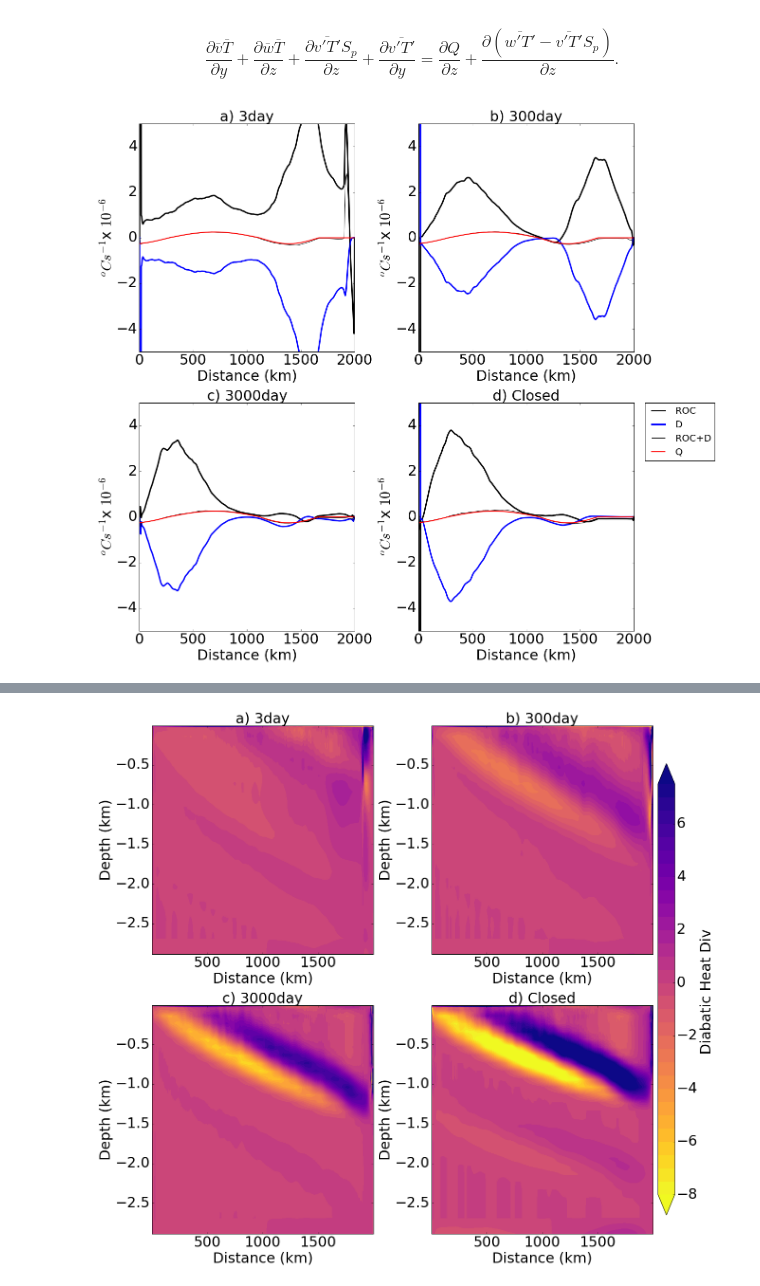
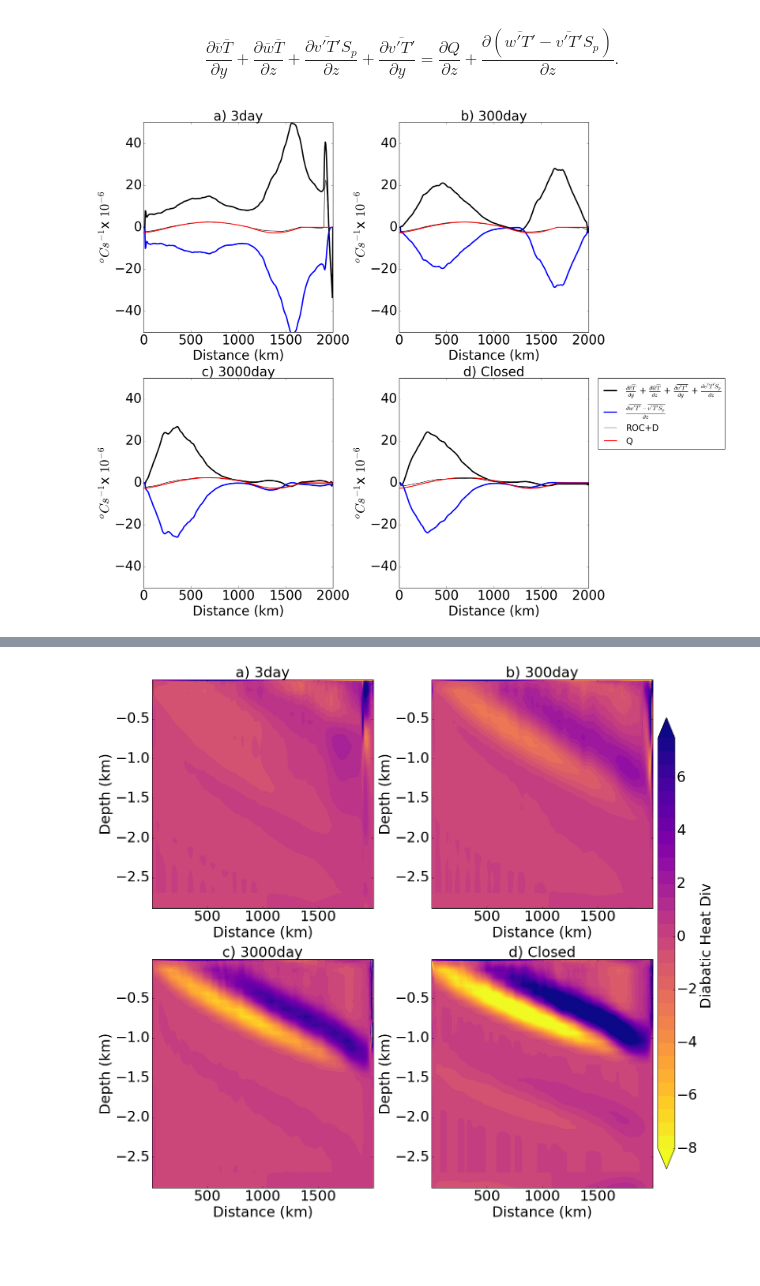
Before and after one commit to hlburns/Current_notebooks, a Jupyter notebook: Nchannel_Flat/Bouyancy_budgets/Heat_budget.ipynb, the cells around one changed output, grey strips where cells are left out. Saved outputs shown, nothing was run; the diff lists cells and outputs as text; code cells hidden in the pictures; blank space fills up the shorter version.

```diff
--- a/Nchannel_Flat/Bouyancy_budgets/Heat_budget.ipynb
+++ b/Nchannel_Flat/Bouyancy_budgets/Heat_budget.ipynb
@@ -128,43 +259,48 @@ for i in range(len(Runs)):
     Surcor = (WTHMASS.mean(axis=0)).mean(axis=1)
     dVTbar = (VTbar[:,0:-1,:] - VTbar[:,1::,:])*CellVol
     dWTbar = (WTbar[1::,:,:] - WTbar[0:-1,:,:])*CellVol
     dVTe = (VpTp[:,0:-1,:] - VpTp[:,1::,:])*CellVol
     dWTe = (WpTp[1::,:,:] - WpTp[0:-1,:,:])*CellVol
     Ty = (Tv[:,0:-1,:] - Tv[:,1::,:])*CellVol
     Tz = (Tw[1::,:,:] - Tw[0:-1,:,:])*CellVol
     Sp = zeros((c.Nz,c.Ny,c.Nx))
     Sp = -Ty/Tz
     Sp[abs(Sp)<10**-5]=10**-5
     Sp[isinf(Sp)]=10**-5
     Sp[isnan(Sp)]=10**-5
     Ade = ((c.vgrid_to_cgrid(VpTp)*Sp)[1::,:,:]
            - (c.vgrid_to_cgrid(VpTp)*Sp)[0:-1,:,:])*CellVol[0:-1,:,:]
     DE = ((c.wgrid_to_cgrid(WpTp)-(c.vgrid_to_cgrid(VpTp)*Sp))[1::,:,:]
           - (c.wgrid_to_cgrid(WpTp)-(c.vgrid_to_cgrid(VpTp)*Sp))[0:-1,:,:])*CellVol[0:-1,:,:]
-
-    D = -5000*np.nanmean(((np.nansum(DE,axis=0))/sum(CellVol)),axis=1)
-    ROC =-5000*np.nanmean(((np.nansum(Ade,axis=0) + dVTe.sum(axis=0)
-                 + dVTbar.sum(axis=0) + dWTbar.sum(axis=0))/sum(CellVol)),axis=1)
-    Adv = ((dVTe.sum(axis=0) + dWTe.sum(axis=0)
-           + dVTbar.sum(axis=0) + dWTbar.sum(axis=0))/sum(CellVol))
-    Diff = -(5000*Adv).mean(axis=1)
-
+    # Surface cor
+    # Surf_corr_tend = (- WTHMASS(ix,iy)) / (DRF(1) * hFacC(ix,iy,1)
+    Surcor = -(WTHMASS.mean(axis=0)).mean(axis=1)*c.dzf[0]
+    Div = -((((dVTm + dWTm+dVTe + dWTe)*CellVol/5000).sum(axis=2)).sum(axis=0))/(c.Lx)
+    ROC = -((np.nansum(Ade,axis=0) + dVTe.sum(axis=0) + dVTbar.sum(axis=0) + dWTbar.sum(axis=0)).sum(axis=1))/sum(CellVol.mean(axis=2))
+    D = -((((DE )).sum(axis=2)).sum(axis=0))/sum(CellVol.mean(axis=2))
+    # Tidy for boundary conditions
+    ROC[0:3] = 0
+    D[0:3] = 0
+    if str(tau[Runs[i]]) == 'Closed':
+        ROC = ROC*0.8
+        D = D*0.8
     Psipred = -(Q)/(1000*3985)
     ax = fig.add_subplot(2, 2, i+1)
 
     p = plt.plot(c.yc/1000,(ROC)*10**6,'k',linewidth=3)
     p = plt.plot(c.yc/1000,(D)*10**6,'b',linewidth=3)
     p = plt.plot(c.yc/1000,(ROC+D+Surcor)*10**6,'k',linewidth=1)
-    p = plt.plot(c.yc/1000,(-Psipred/c.dzf[0])*10**6,'r',linewidth=2)
-    plt.ylim(-5,5)
+    p = plt.plot(c.yc/1000,(-Psipred)*10**6,'r',linewidth=2)
+    plt.ylim(-50,50)
     ax.set_title(str(Figletter[Runs[i]])+str(tau[Runs[i]])+'day', fontsize=30)
     if str(tau[Runs[i]]) == 'Closed':
         ax.set_title(str(Figletter[Runs[i]])+str(tau[Runs[i]]), fontsize=30)
     ax.set_xlabel('Distance (km)', fontsize=30)
     ax.set_ylabel(r'$^oCs^{-1}$x $10^{-6}$', fontsize=30)
     ax.tick_params(axis='both', which='major', labelsize=30)
-lgd = plt.legend([r'ROC','D','ROC+D','Q',
-                  'Q'],bbox_to_anchor=(1.05, 1), loc=2, borderaxespad=0.,fontsize=20)
+lgd=plt.legend([r'$\frac{\partial \overline{v}\overline{T}}{\partial y }$ + $\frac{\partial \overline{w}\overline{T}}{\partial z }$ + $\frac{\partial \overline{v^{\prime}T^{\prime}}}{\partial y }$ + $ \frac{\partial \overline{v^{\prime}T^{\prime}S_{p}}}{\partial z } $',
+                r'$ \frac{\partial \overline{w^{\prime}T^{\prime}}-\overline{v^{\prime}T^{\prime}S_{p}}}{\partial z } $','ROC+D','Q'],bbox_to_anchor=(1.05, 1), loc=2, borderaxespad=0.,fontsize=20)
+
 plt.tight_layout()
 # %% [output]
-[figure, old version]
+[figure, new version]
```
Also changed, not shown: parts of 24 cells of this notebook, 19 other files.
